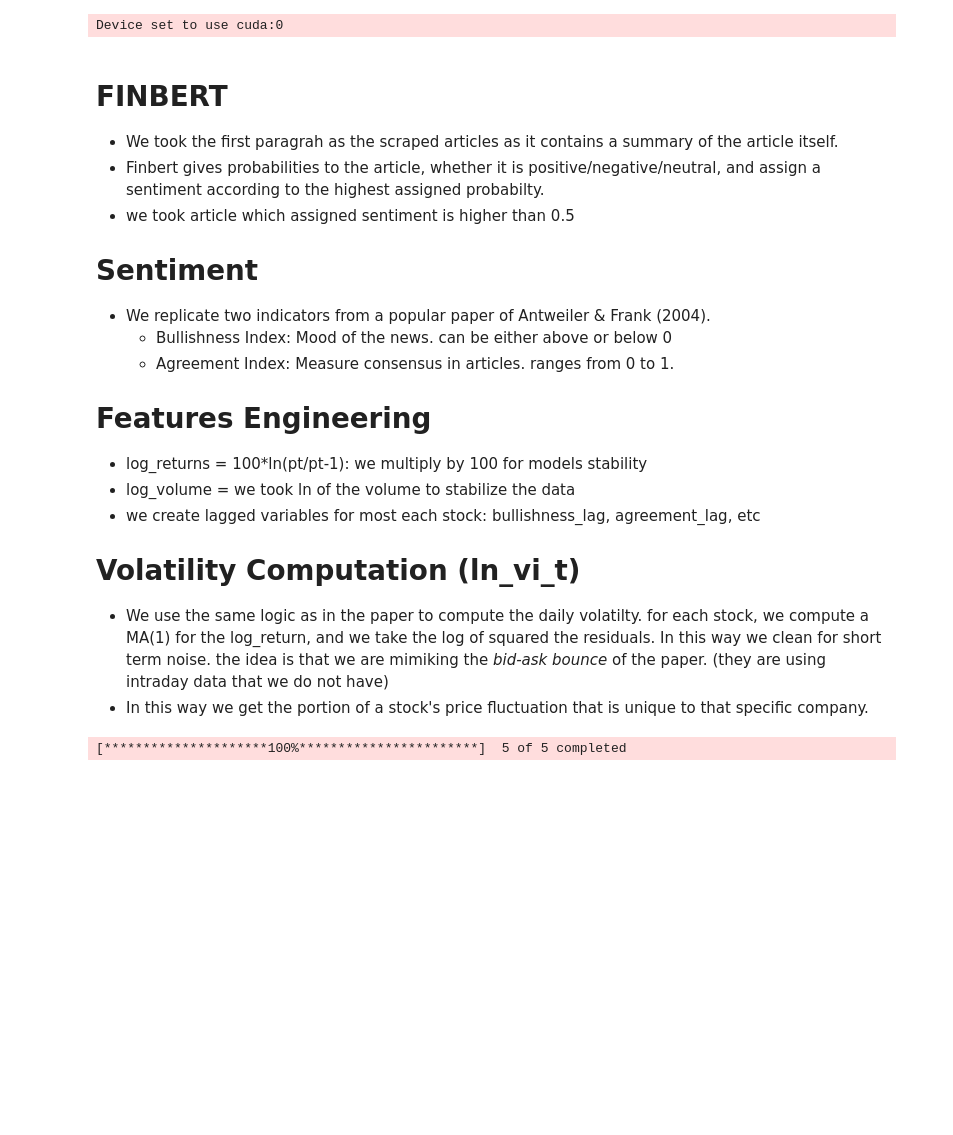
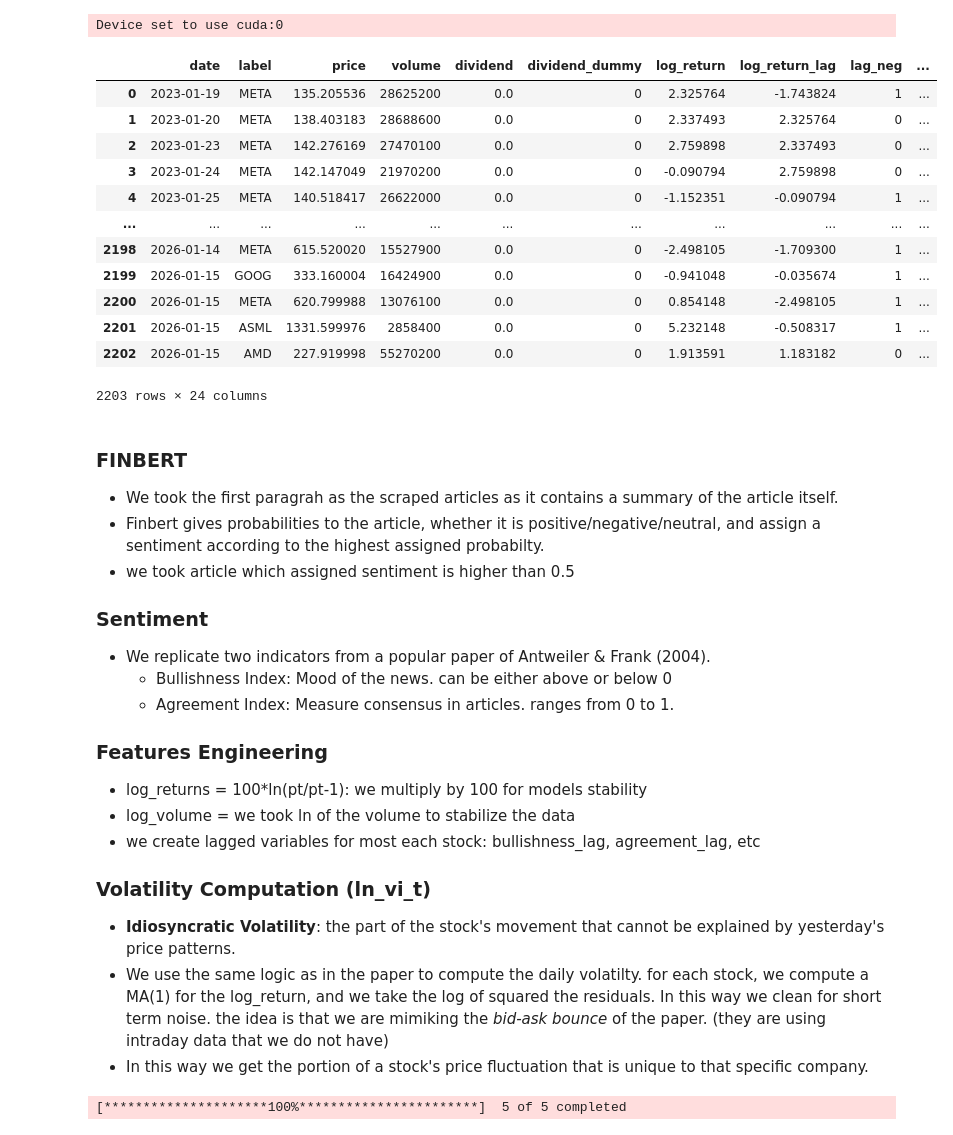
Before and after one commit to LeonSavi/T-M-Project, a Jupyter notebook: paper_rep.ipynb, the cells around one changed output. Cells and saved outputs as stored; diff of their text form; code cells hidden in the pictures; blank space fills up the shorter version.

```diff
--- a/paper_rep.ipynb
+++ b/paper_rep.ipynb
@@ -138,20 +137,37 @@ def add_ts(metrics):
     return combined_df
 # %% [output]
 Device set to use cuda:0
+# %%
+merged_data
+# %% [output]
+|  | date | label | price | volume | dividend | dividend_dummy | log_return | log_return_lag | lag_neg | ... |
+| 0 | 2023-01-19 | META | 135.205536 | 28625200 | 0.0 | 0 | 2.325764 | -1.743824 | 1 | ... |
+| 1 | 2023-01-20 | META | 138.403183 | 28688600 | 0.0 | 0 | 2.337493 | 2.325764 | 0 | ... |
+| 2 | 2023-01-23 | META | 142.276169 | 27470100 | 0.0 | 0 | 2.759898 | 2.337493 | 0 | ... |
+| 3 | 2023-01-24 | META | 142.147049 | 21970200 | 0.0 | 0 | -0.090794 | 2.759898 | 0 | ... |
+| 4 | 2023-01-25 | META | 140.518417 | 26622000 | 0.0 | 0 | -1.152351 | -0.090794 | 1 | ... |
+| ... | ... | ... | ... | ... | ... | ... | ... | ... | ... | ... |
+| 2198 | 2026-01-14 | META | 615.520020 | 15527900 | 0.0 | 0 | -2.498105 | -1.709300 | 1 | ... |
+| 2199 | 2026-01-15 | GOOG | 333.160004 | 16424900 | 0.0 | 0 | -0.941048 | -0.035674 | 1 | ... |
+| 2200 | 2026-01-15 | META | 620.799988 | 13076100 | 0.0 | 0 | 0.854148 | -2.498105 | 1 | ... |
+| 2201 | 2026-01-15 | ASML | 1331.599976 | 2858400 | 0.0 | 0 | 5.232148 | -0.508317 | 1 | ... |
+| 2202 | 2026-01-15 | AMD | 227.919998 | 55270200 | 0.0 | 0 | 1.913591 | 1.183182 | 0 | ... |
+2203 rows × 24 columns
 # %% [markdown]
-# FINBERT
+### FINBERT
 - We took the first paragrah as the scraped articles as it contains a summary of the article itself.
 - Finbert gives probabilities to the article, whether it is positive/negative/neutral, and assign a sentiment according to the highest assigned probabilty.
 - we took article which assigned sentiment is higher than 0.5
-# Sentiment
+### Sentiment
 - We replicate two indicators from a popular paper of Antweiler & Frank (2004).
     - Bullishness Index: Mood of the news. can be either above or below 0
     - Agreement Index: Measure consensus in articles. ranges from 0 to 1.
-# Features Engineering
+### Features Engineering
 - log_returns = 100\*ln(pt/pt-1): we multiply by 100 for models stability
 - log_volume = we took ln of the volume to stabilize the data
 - we create lagged variables for most each stock: bullishness_lag, agreement_lag, etc
-# Volatility Computation (ln_vi_t)
+### Volatility Computation (ln_vi_t)
+- **Idiosyncratic Volatility**: the part of the stock's movement that cannot be explained by yesterday's price patterns.
 - We use the same logic as in the paper to compute the daily volatilty. for each stock, we compute a MA(1) for the log_return, and we take the log of squared the residuals. In this way we clean for short term noise. the idea is that we are mimiking the *bid-ask bounce* of the paper. (they are using intraday data that we do not have)
 - In this way we get the portion of a stock's price fluctuation that is unique to that specific company.
 # %%
```
Also changed, not shown: parts of 2 cells of this notebook.
